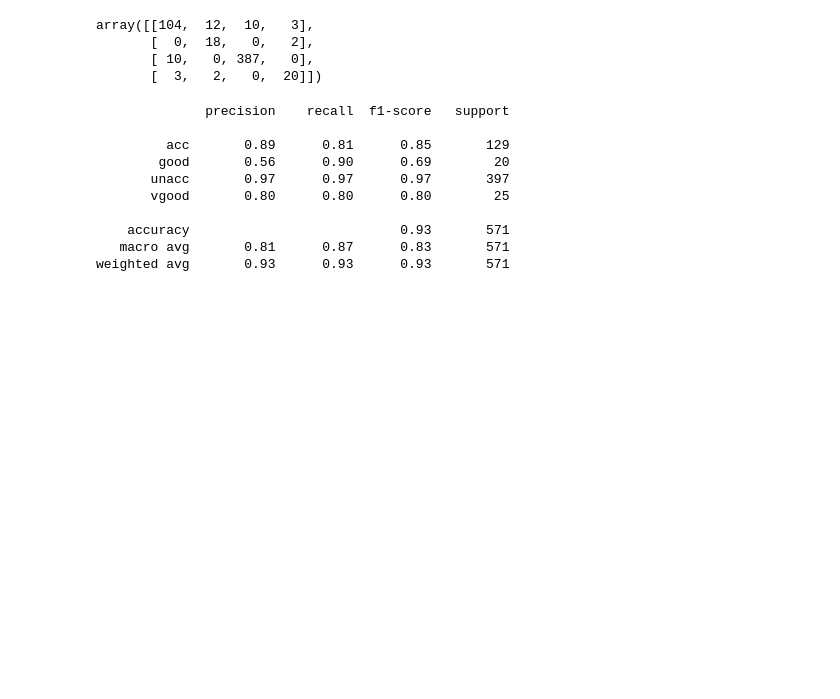
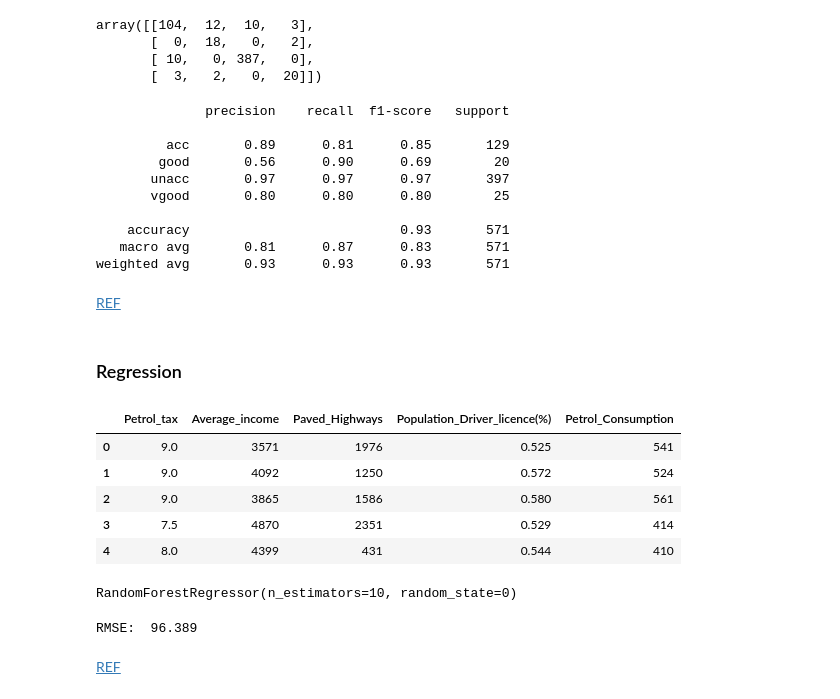
Before and after one commit to arshiataheri/Colabfiles, a Jupyter notebook: KB_Random_Forests.ipynb, the cells around one changed output. Saved outputs shown, nothing was run; the diff lists cells and outputs as text; code cells hidden in the pictures; blank space fills up the shorter version.

Commit message:
added forest regressor

```diff
--- a/KB_Random_Forests.ipynb
+++ b/KB_Random_Forests.ipynb
@@ -202,3 +204,7 @@ print(classification_report(y_test, y_pred))
     accuracy                           0.93       571
    macro avg       0.81      0.87      0.83       571
 weighted avg       0.93      0.93      0.93       571
+# %% [markdown]
+[REF](https://https://www.kaggle.com/code/prashant111/random-forest-classifier-tutorial/notebook)
+# %% [markdown]
+### Regression
@@ -204,0 +222,14 @@ weighted avg       0.93      0.93      0.93       571
+# %%
+# Importing the dataset from the url of the data set
+url = "https://drive.google.com/u/0/uc?id=1mVmGNx6cbfvRHC_DvF12ZL3wGLSHD9f_&export=download"
+data = requests.get(url).content
+# Reading the data
+dataset = pd.read_csv(io.StringIO(data.decode('utf-8')))
+dataset.head()
+# %% [output]
+|  | Petrol_tax | Average_income | Paved_Highways | Population_Driver_licence(%) | Petrol_Consumption |
+| 0 | 9.0 | 3571 | 1976 | 0.525 | 541 |
+| 1 | 9.0 | 4092 | 1250 | 0.572 | 524 |
+| 2 | 9.0 | 3865 | 1586 | 0.580 | 561 |
+| 3 | 7.5 | 4870 | 2351 | 0.529 | 414 |
+| 4 | 8.0 | 4399 | 431 | 0.544 | 410 |
@@ -204,0 +242,19 @@ weighted avg       0.93      0.93      0.93       571
+# %%
+# Initializing the Random Forest Regression model with 10 decision trees
+model = RandomForestRegressor(n_estimators = 10, random_state = 0)
+
+# Fitting the Random Forest Regression model to the data
+model.fit(x_train, y_train)
+# %% [output]
+RandomForestRegressor(n_estimators=10, random_state=0)
+# %%
+# Predicting the target values of the test set
+y_pred = model.predict(x_test)
+
+# RMSE (Root Mean Square Error)
+rmse = float(format(np.sqrt(mean_squared_error(y_test, y_pred)), '.3f'))
+print("\nRMSE: ", rmse)
+# %% [output]
+RMSE:  96.389
+# %% [markdown]
+[REF](https://https://medium.com/@theclickreader/random-forest-regression-explained-with-implementation-in-python-3dad88caf165)
```
Also changed, not shown: parts of 5 cells of this notebook.
